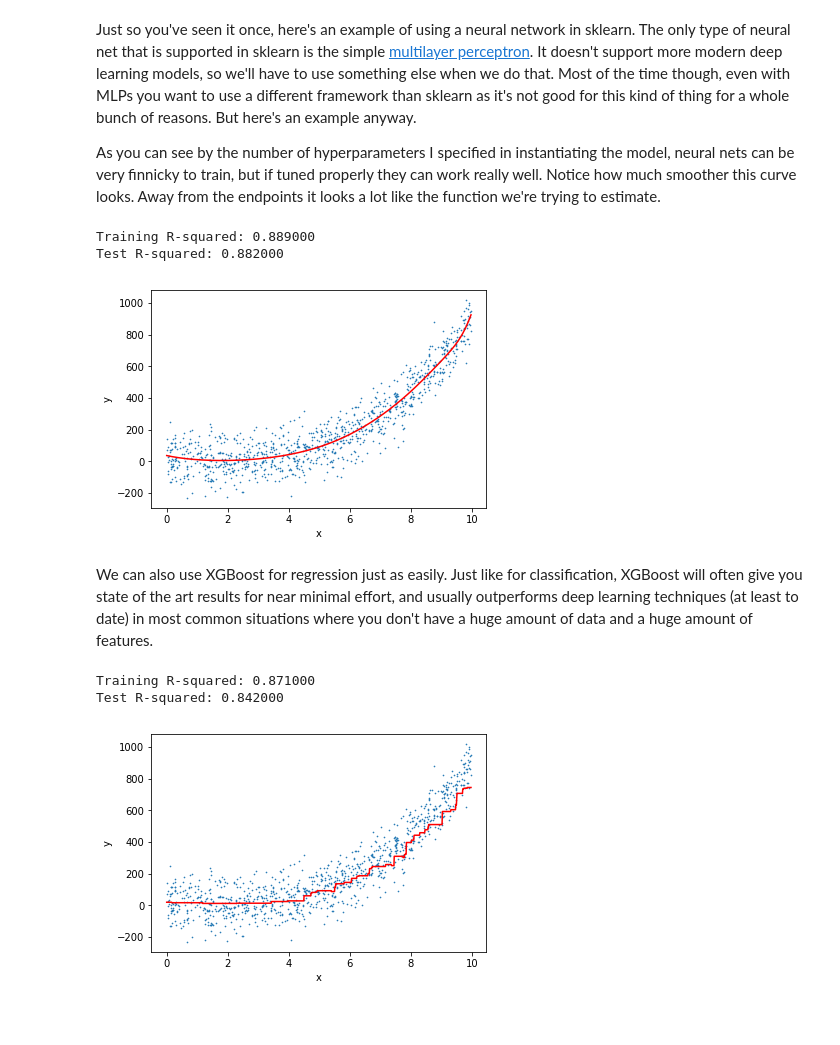
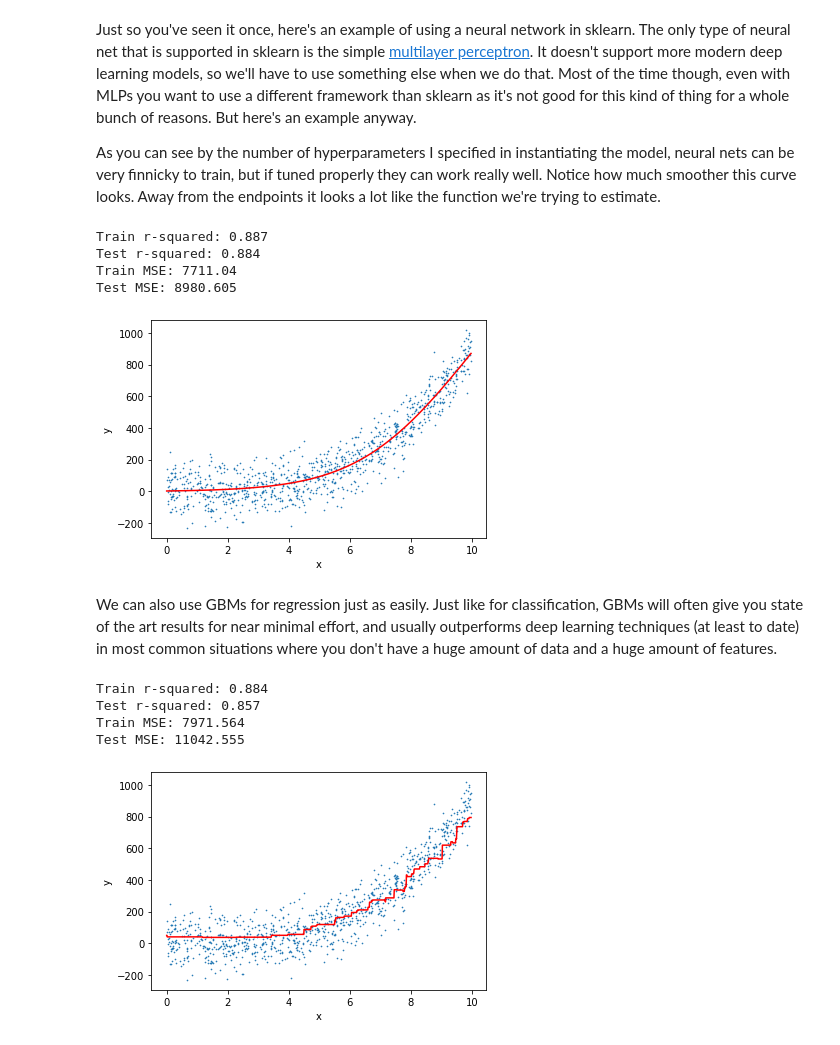
Before and after one commit to rkingery/ml_tutorials, a Jupyter notebook: notebooks/regression.ipynb, the cells around one changed output. Cells and saved outputs as stored; diff of their text form; code cells hidden in the pictures; blank space fills up the shorter version.

```diff
--- a/notebooks/regression.ipynb
+++ b/notebooks/regression.ipynb
@@ -31,12 +15,3 @@ def plot_model(model,X,y):
-# %%
-def get_scores(model,X_train,y_train,X_test,y_test):
-    yhat = model.predict(X_train)
-    score = model.score(X_train,y_train)
-    print('Training R-squared: %f' % round(score,3))
-
-    score = model.score(X_test,y_test)
-    yhat = model.predict(X_test)
-    print('Test R-squared: %f' % round(score,3))
 # %% [markdown]
 Our goal for this discussion will be to learn the function $y = f(x) = 3 - 2x - x^2 + x^3$ from a noisy pair of features $X$ and targets $y$. The targets were sampled from the above function on $X$ with some Gaussian noise added in. Since we're doing supervised learning, we again must make sure to split the data into a training set, and a test set for model evaluation. The raw data is plotted below.
 # %%
@@ -49,3 +44,20 @@ plot_model(None,X,y)
+# %%
+def get_scores(model, X_train, y_train, X_test, y_test):
+    yhat = model.predict(X_train)
+    score = r2_score(y_train, yhat)
+    print(f'Train r-squared: {round(score,3)}')
+
+    yhat = model.predict(X_test)
+    score = r2_score(y_test, yhat)
+    print(f'Test r-squared: {round(score,3)}')
+
+    yhat = model.predict(X_train)
+    score = mean_squared_error(y_train, yhat)
+    print(f'Train MSE: {round(score,3)}')
+
+    yhat = model.predict(X_test)
+    score = mean_squared_error(y_test, yhat)
+    print(f'Test MSE: {round(score,3)}')
 # %% [markdown]
 The one approach to regression you've likely seen before is [linear regression](https://en.wikipedia.org/wiki/Linear_regression). LR seeks to learn the best _linear function_ $$\hat y(x) = w^Tx+b = \sum_i w_i x_i + b$$ to fit the data, where "learn" means estimating the optimal parameters $w,b$. In the case where you only have one feature $x$, LR is just learning the best line $\hat y = wx + b$. Since basic LR can only learn lines, its practical utility is rather limited unless you know something about the data beforehand, or can transform it to make it look linear.
 
@@ -91,32 +109,27 @@ As you can see by the number of hyperparameters I specified in instantiating the
 # %%
 model = MLPRegressor(hidden_layer_sizes=(5,5), solver='lbfgs', learning_rate_init=1e-7, max_iter=20000,
                      tol=1e-12, activation='tanh', batch_size=32)
-model.fit(X_train,y_train)
+model.fit(X_train, y_train)
 
-get_scores(model,X_train,y_train,X_test,y_test)
-plot_model(model,X,y)
+get_scores(model, X_train, y_train, X_test, y_test)
+plot_model(model, X, y)
 # %% [output]
-Training R-squared: 0.889000
-Test R-squared: 0.882000
+Train r-squared: 0.887
+Test r-squared: 0.884
+Train MSE: 7711.04
+Test MSE: 8980.605
-[figure, old version]
+[figure, new version]
 # %% [markdown]
-We can also use XGBoost for regression just as easily. Just like for classification, XGBoost will often give you state of the art results for near minimal effort, and usually outperforms deep learning techniques (at least to date) in most common situations where you don't have a huge amount of data and a huge amount of features.
+We can also use GBMs for regression just as easily. Just like for classification, GBMs will often give you state of the art results for near minimal effort, and usually outperforms deep learning techniques (at least to date) in most common situations where you don't have a huge amount of data and a huge amount of features.
 # %%
-# had to do this because the kernel kept crashing...
-import os
-import warnings
-warnings.filterwarnings('ignore')
-os.environ['KMP_DUPLICATE_LIB_OK']='True'
+model = GradientBoostingRegressor(n_estimators=20)
+model.fit(X_train, y_train)
 
-# here's the important part
-from xgboost import XGBRegressor
-
-model = XGBRegressor(n_estimators=20)
-model.fit(X_train,y_train)
-
-get_scores(model,X_train,y_train,X_test,y_test)
-plot_model(model,X,y)
+get_scores(model, X_train, y_train, X_test, y_test)
+plot_model(model, X, y)
 # %% [output]
-Training R-squared: 0.871000
-Test R-squared: 0.842000
+Train r-squared: 0.884
+Test r-squared: 0.857
+Train MSE: 7971.564
+Test MSE: 11042.555
-[figure, old version]
+[figure, new version]
```
Also changed, not shown: parts of 8 cells of this notebook, 4 other files.
